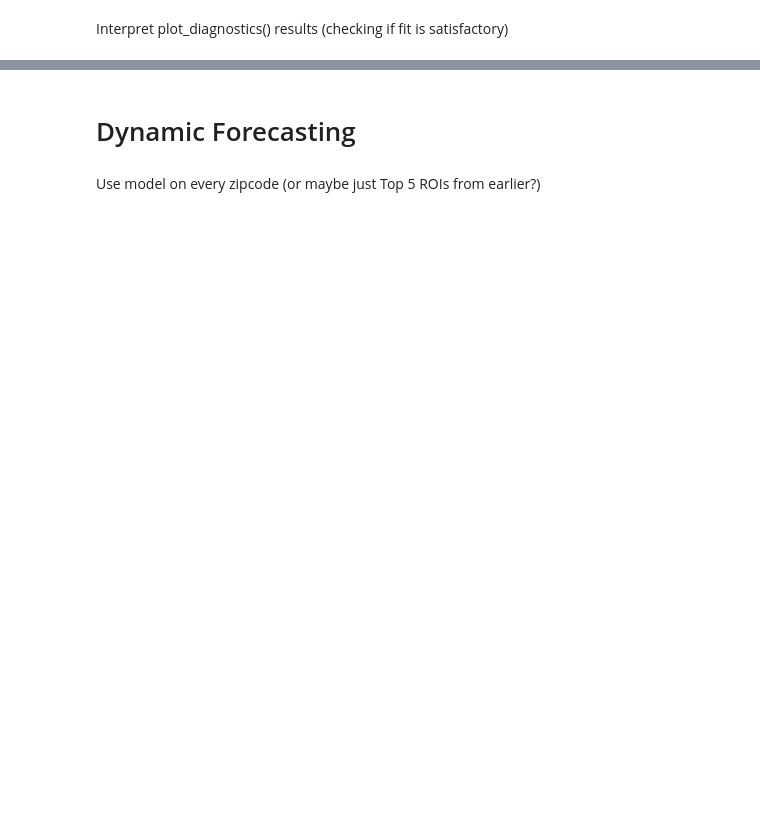
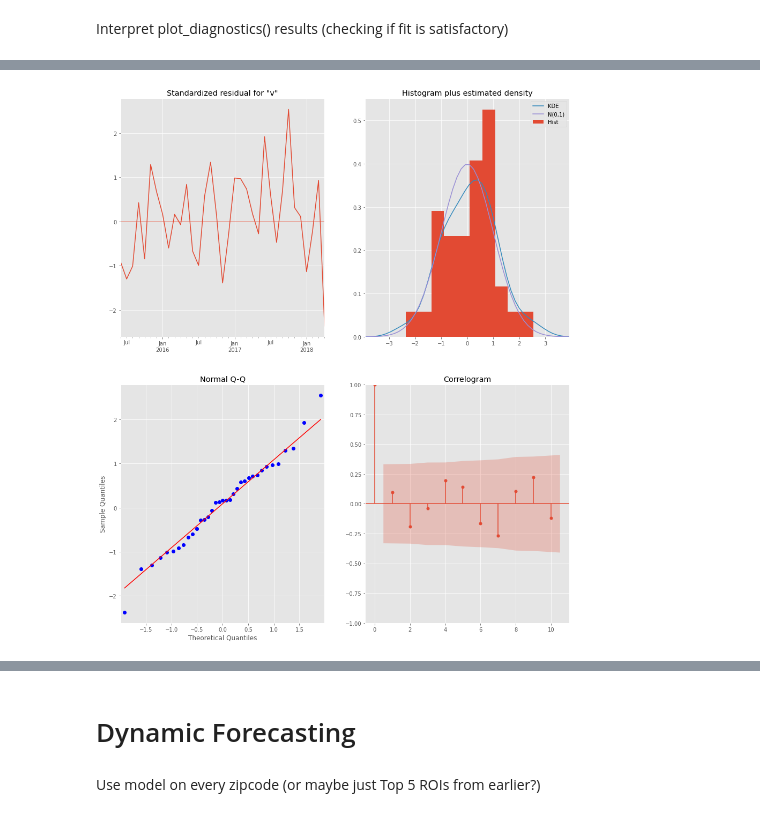
Before and after one commit to jbenedito99/Zipcode-Time-Series-Modeling, a Jupyter notebook: time-series/notebook.ipynb, the cells around one changed output, grey strips where cells are left out. Saved outputs shown, nothing was run; the diff lists cells and outputs as text; code cells hidden in the pictures; blank space fills up the shorter version.

```diff
--- a/time-series/notebook.ipynb
+++ b/time-series/notebook.ipynb
@@ -581,0 +639,13 @@ get_prediction(), conf_int()
+# %%
+# Plug the optimal parameter values into a new SARIMAX model
+# For tseries_89104_sqrt_reduced
+ARIMA_MODEL = sm.tsa.statespace.SARIMAX(tseries_89104_sqrt_reduced,
+                                        order=(1, 1, 0),
+                                        seasonal_order=(1, 1, 0, 12),
+                                        enforce_stationarity=False,
+                                        enforce_invertibility=False)
+
+# Fit the model and print results
+output_sqrt = ARIMA_MODEL.fit()
+
+print(output_sqrt.summary().tables[1])
@@ -581,0 +660,6 @@ get_prediction(), conf_int()
+# %%
+# Call plot_diagnostics() on tseries_89104_log_reduced
+output_sqrt.plot_diagnostics(figsize=(15, 18))
+plt.show()
+# %% [output]
+[figure, added]
```
Also changed, not shown: parts of 27 cells of this notebook.
